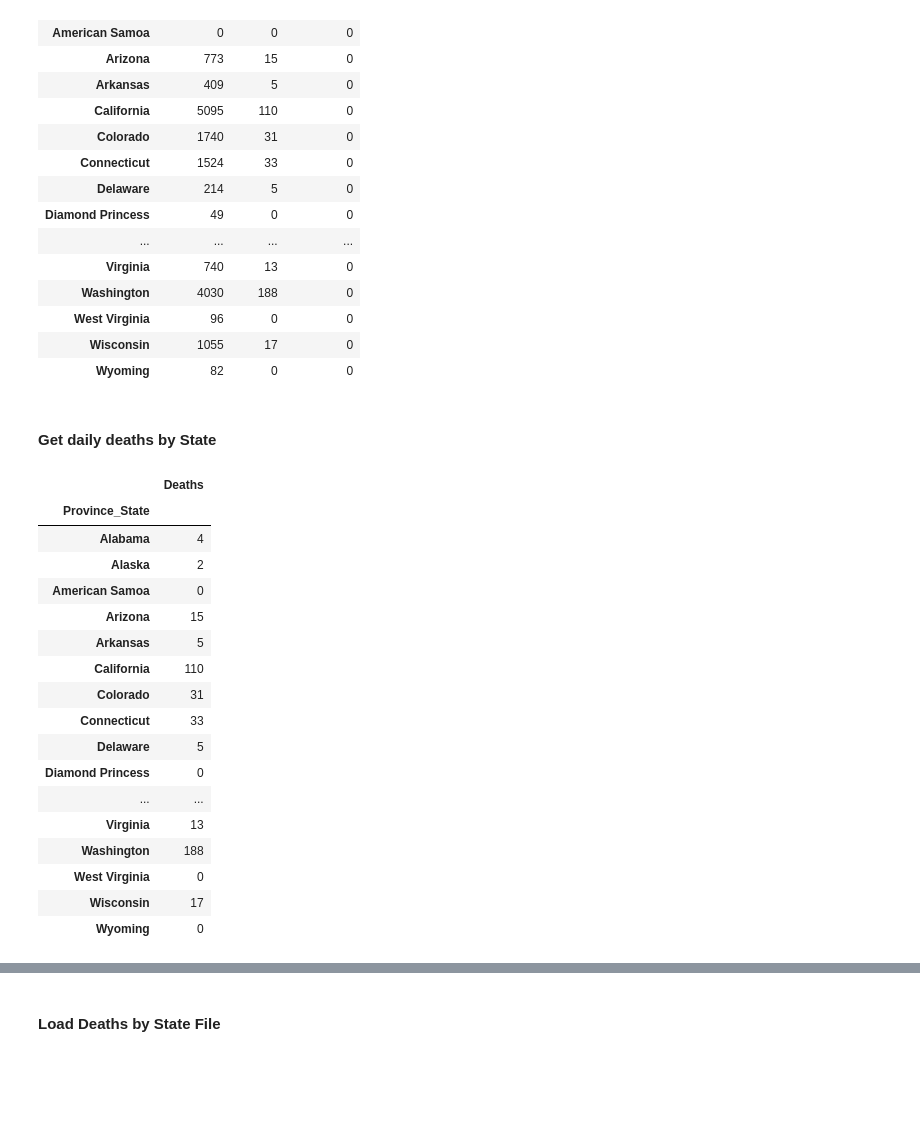
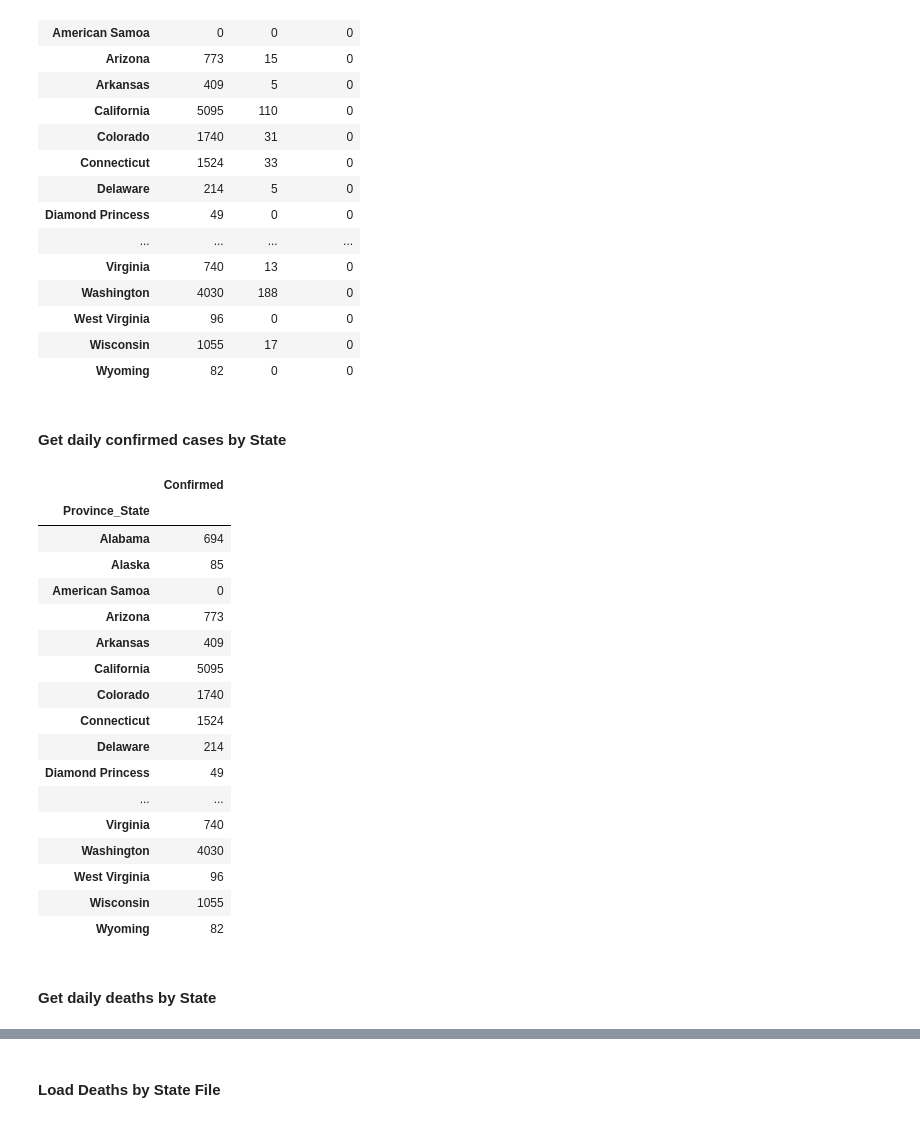
Before and after one commit to jeffcore/covid-19-usa-by-state, a Jupyter notebook: Process-Daily-Files.ipynb, the cells around one changed output, grey strips where cells are left out. Drawn from its saved outputs; the diff is of its cells as text; code cells hidden in the pictures; blank space fills up the shorter version.

```diff
--- a/Daily-Total-Deaths-Data-Process.ipynb
+++ b/Process-Daily-Files.ipynb
@@ -90,27 +91,29 @@ df
 | West Virginia | 96 | 0 | 0 |
 | Wisconsin | 1055 | 17 | 0 |
 | Wyoming | 82 | 0 | 0 |
+# %% [markdown]
+#### Get daily confirmed cases by State
+# %%
+df_daily_cases = df_daily_sum.iloc[:, [0]]
+df_daily_cases
+# %% [output]
+|  | Confirmed |
+| Province_State |  |
+| Alabama | 694 |
+| Alaska | 85 |
+| American Samoa | 0 |
+| Arizona | 773 |
+| Arkansas | 409 |
+| California | 5095 |
+| Colorado | 1740 |
+| Connecticut | 1524 |
+| Delaware | 214 |
+| Diamond Princess | 49 |
+| ... | ... |
+| Virginia | 740 |
+| Washington | 4030 |
+| West Virginia | 96 |
+| Wisconsin | 1055 |
+| Wyoming | 82 |
 # %% [markdown]
 #### Get daily deaths by State
-# %%
-df_daily = df.iloc[:, [1]]
-df_daily
-# %% [output]
-|  | Deaths |
-| Province_State |  |
-| Alabama | 4 |
-| Alaska | 2 |
-| American Samoa | 0 |
-| Arizona | 15 |
-| Arkansas | 5 |
-| California | 110 |
-| Colorado | 31 |
-| Connecticut | 33 |
-| Delaware | 5 |
-| Diamond Princess | 0 |
-| ... | ... |
-| Virginia | 13 |
-| Washington | 188 |
-| West Virginia | 0 |
-| Wisconsin | 17 |
-| Wyoming | 0 |
```
Also changed, not shown: parts of 15 cells of this notebook, 2 other files.
